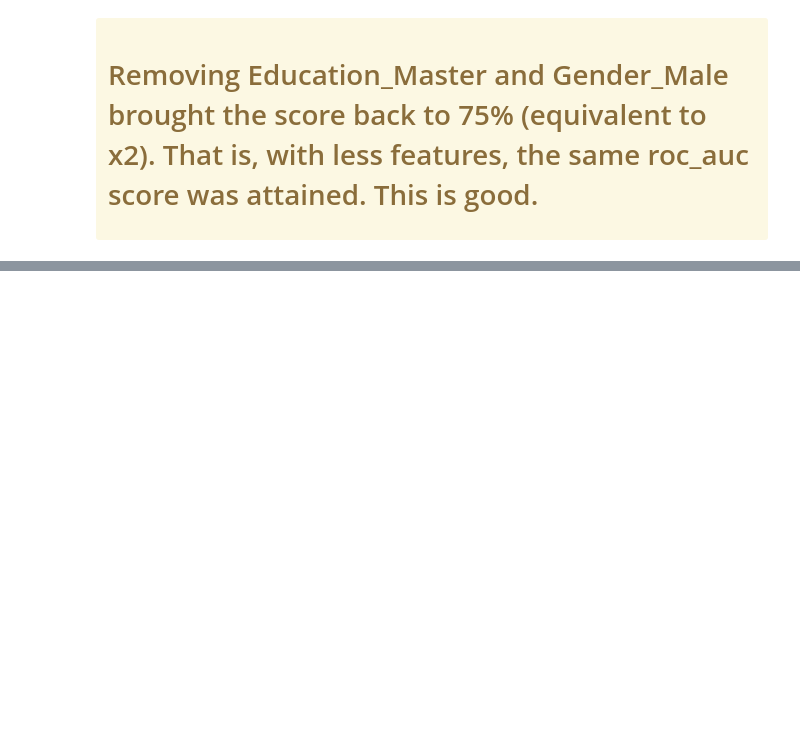
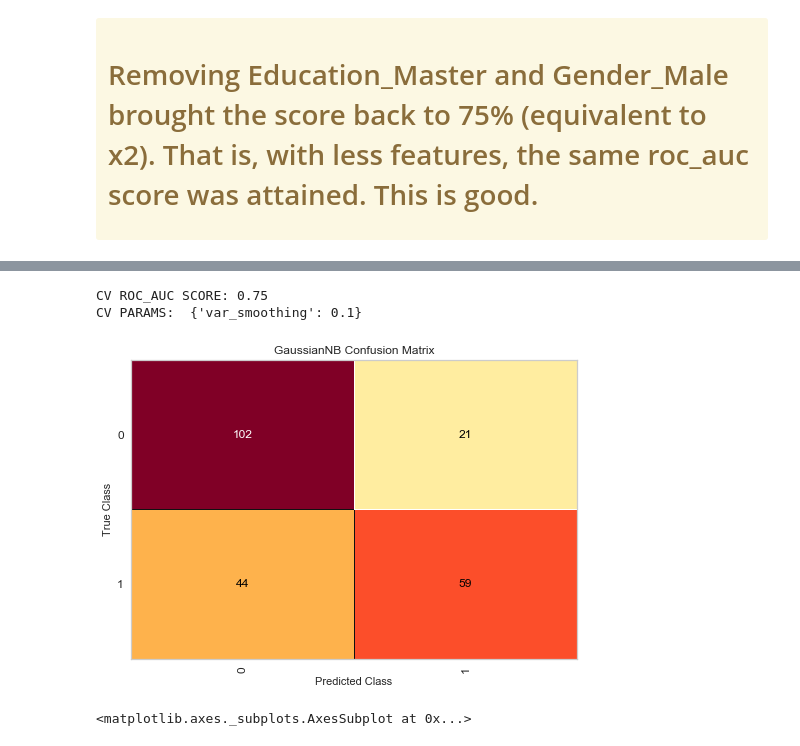
Before and after one commit to Victor-Palacios/General_Data_Skills, a Jupyter notebook: 00_Capstone_Salaries_ML_V04.ipynb, the cells around one changed output, grey strips where cells are left out. Cells and saved outputs as stored; diff of their text form; code cells hidden in the pictures; blank space fills up the shorter version.

```diff
--- a/00_Capstone_Salaries_ML_V04.ipynb
+++ b/00_Capstone_Salaries_ML_V04.ipynb
@@ -799,3 +816,28 @@ Maximum ROC_AUC Score: 0.74 @ Threshold: 0.29
+# %%
+from yellowbrick.classifier import ConfusionMatrix
+
+model, current_features = Classification(x4,y).best_features("gnb")
+
+x_train, x_test, y_train, y_test = \
+        train_test_split(x4, y, train_size=0.7, random_state=0)
+
+# The ConfusionMatrix visualizer taxes a model
+cm = ConfusionMatrix(model, classes=[0,1])
+
+# Fit fits the passed model. This is unnecessary if you pass the visualizer a pre-fitted model
+cm.fit(x_train, y_train)
+
+# To create the ConfusionMatrix, we need some test data. Score runs predict() on the data
+# and then creates the confusion_matrix from scikit-learn.
+cm.score(x_test, y_test)
+
+# How did we do?
+cm.poof()
+# %% [output]
+CV ROC_AUC SCORE: 0.75
+CV PARAMS:  {'var_smoothing': 0.1}
+[figure, added]
+<matplotlib.axes._subplots.AxesSubplot at 0x...>
 # %% [markdown]
 <div class = "span alert alert-warning">
     <h1>
```
Also changed, not shown: parts of 4 cells of this notebook.
